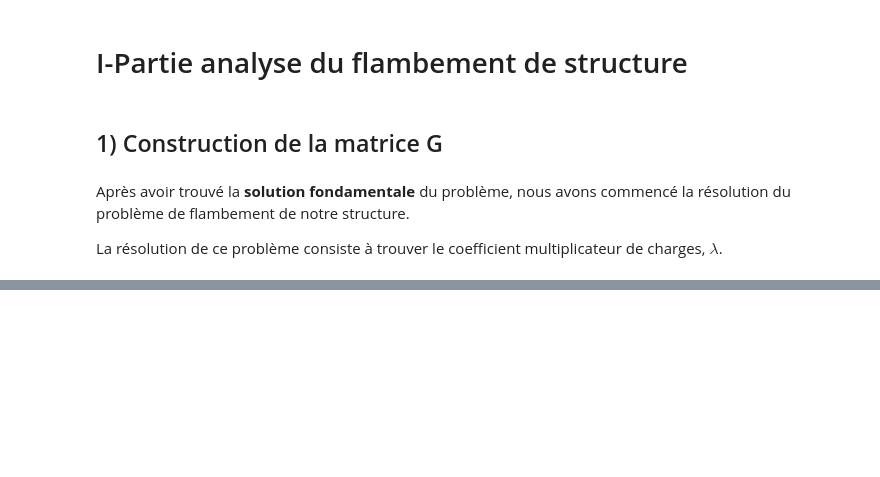
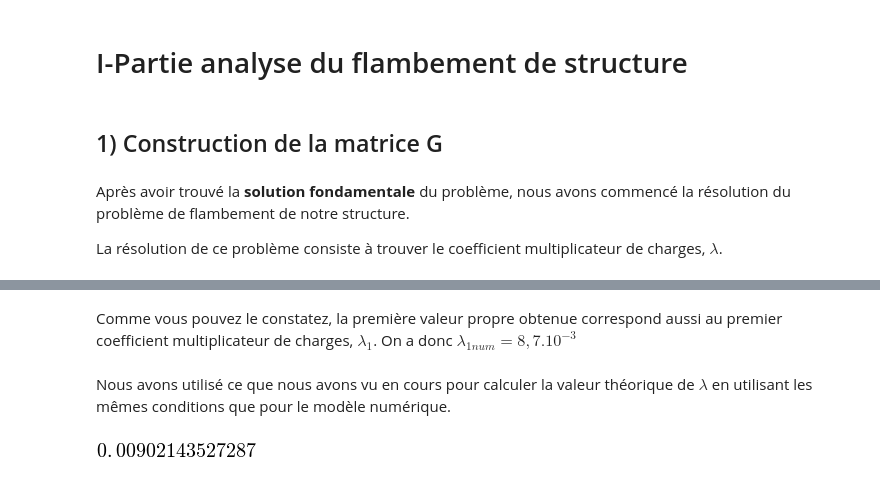
Before and after one commit to qgoisnard/Exercice-update, a Jupyter notebook: Rapport.ipynb, the cells around one changed output, grey strips where cells are left out. Cells and saved outputs as stored; diff of their text form; code cells hidden in the pictures; blank space fills up the shorter version.

```diff
--- a/Rapport.ipynb
+++ b/Rapport.ipynb
@@ -125,0 +206,8 @@ class Frame_Buckling(LinearFrame):
+# %% [markdown]
+Comme vous pouvez le constatez, la première valeur propre obtenue correspond aussi au premier coefficient multiplicateur de charges, $\lambda_{1}$. On a donc $\lambda_{1num}=8,7.10^{-3}$
+# %% [markdown]
+Nous avons utilisé ce que nous avons vu en cours pour calculer la valeur théorique de $\lambda$ en utilisant les mêmes conditions que pour le modèle numérique.
+# %%
+E*I*np.pi**2/1000**2
+# %% [output]
+[figure, added]
```
Also changed, not shown: parts of 30 cells of this notebook, 1 other file.
